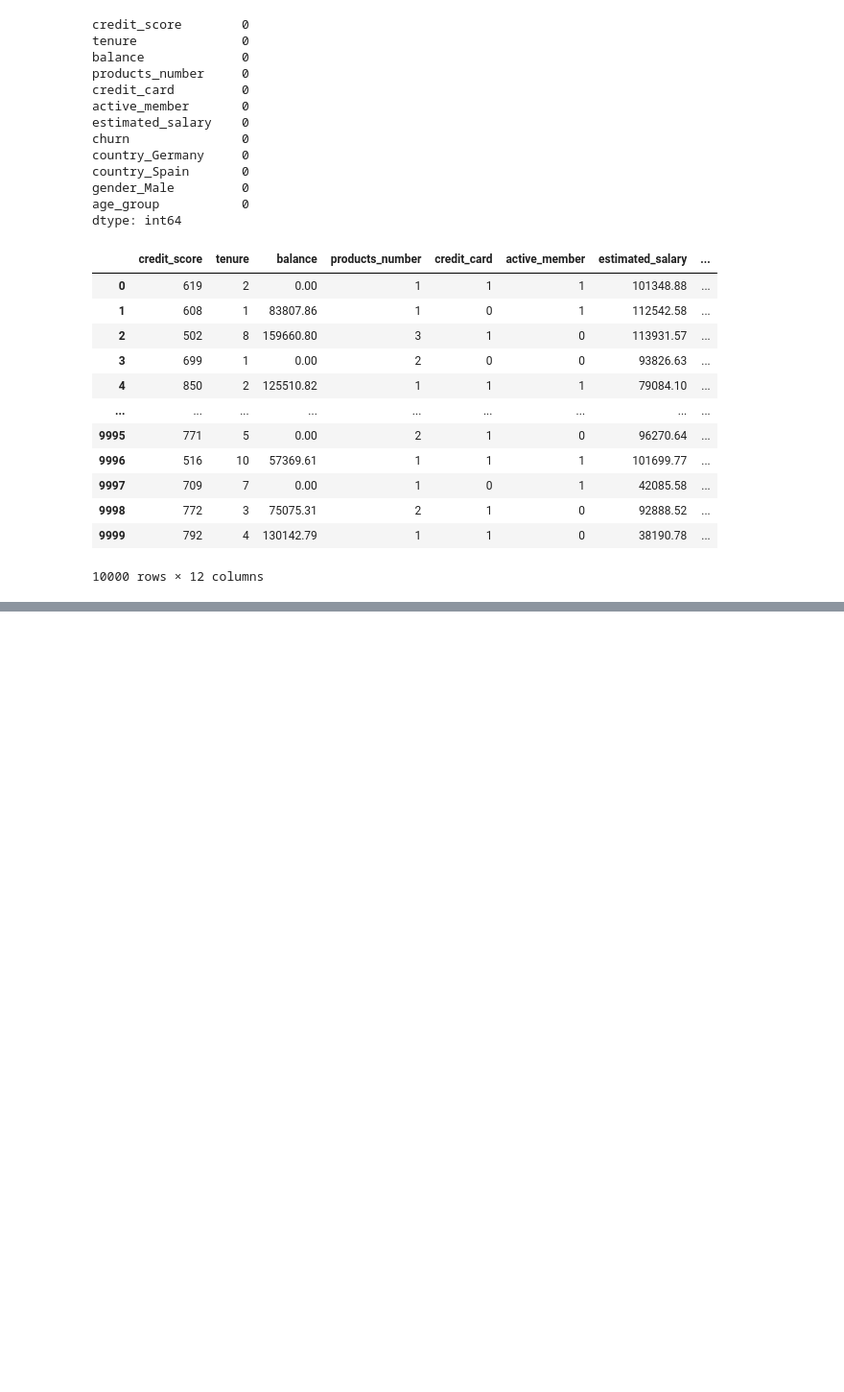
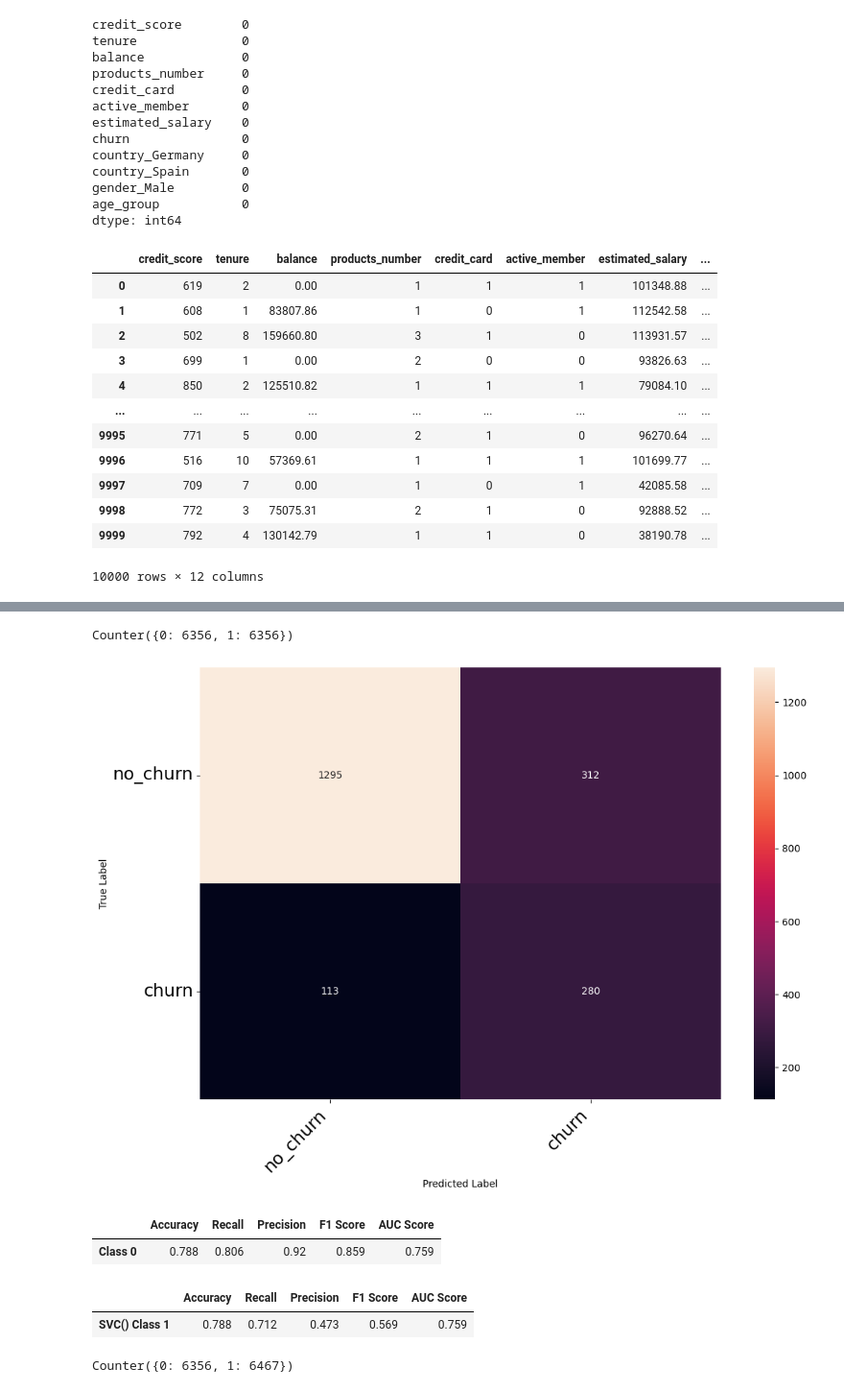
Before and after one commit to baharturgutinan/istdsa_bahar, a Jupyter notebook: ISTDSA_Bahar_Proje3.ipynb, the cells around one changed output, grey strips where cells are left out. Shown at 96% size. Saved outputs shown, nothing was run; the diff lists cells and outputs as text; code cells hidden in the pictures; blank space fills up the shorter version.

```diff
--- a/ISTDSA_Bahar_Proje3.ipynb
+++ b/ISTDSA_Bahar_Proje3.ipynb
@@ -245,0 +420,28 @@ df
+# %%
+from imblearn.over_sampling import RandomOverSampler
+ros = RandomOverSampler()
+X_resampled, y_resampled = ros.fit_resample(X_train_transformed, y_train)
+# %%
+Counter(y_resampled)
+# %% [output]
+Counter({0: 6356, 1: 6356})
+# %%
+svc_ros = SVC().fit(X_resampled, y_resampled)
+# %%
+print_confusion_matrix(confusion_matrix(y_test, svc_ros.predict(X_test_transformed)), ['no_churn', 'churn'])
+plt.show()
+
+#140 adet churn yakalayabiliyoruz ancak no_churn başarımız azaldı.
+#diğer sampling yöntemlerini deneyelim.
+# %% [output]
+[figure, added]
+# %%
+evaluate_model(svc_ros, X_test_transformed, y_test, pred_label=0)
+# %% [output]
+|  | Accuracy | Recall | Precision | F1 Score | AUC Score |
+| Class 0 | 0.788 | 0.806 | 0.92 | 0.859 | 0.759 |
+# %%
+evaluate_model(svc_ros, X_test_transformed, y_test, pred_label=1) #churn için skorlarımız hala düşük.
+# %% [output]
+|  | Accuracy | Recall | Precision | F1 Score | AUC Score |
+| SVC() Class 1 | 0.788 | 0.712 | 0.473 | 0.569 | 0.759 |
@@ -245,0 +452,4 @@ df
+# %%
+Counter(y_adasyn)
+# %% [output]
+Counter({0: 6356, 1: 6467})
```
Also changed, not shown: parts of 35 cells of this notebook.
